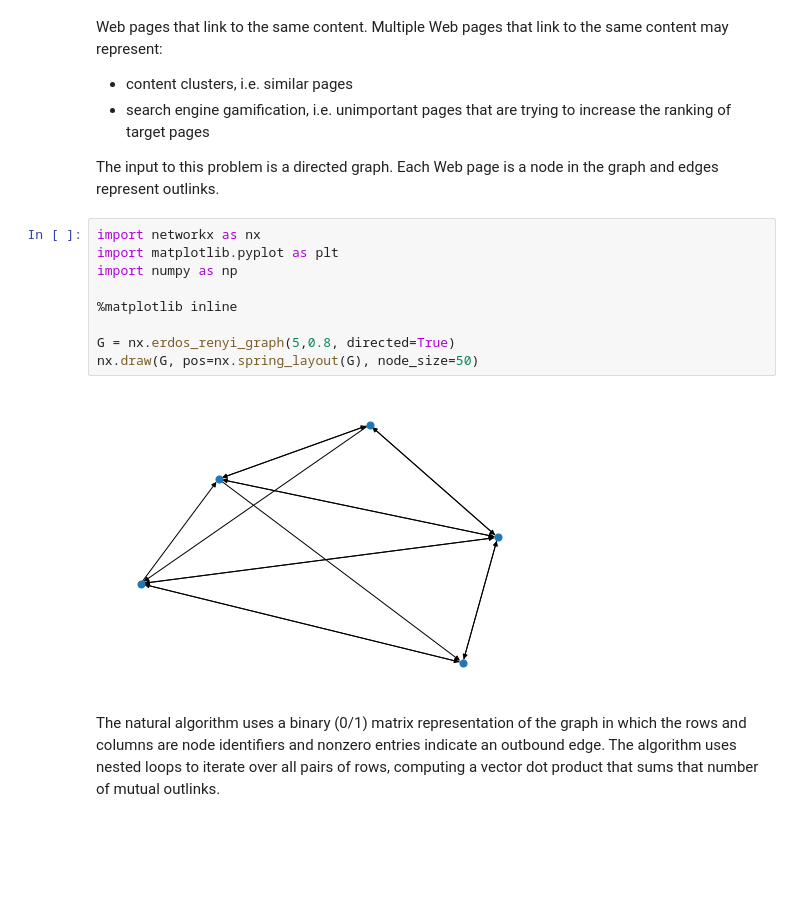
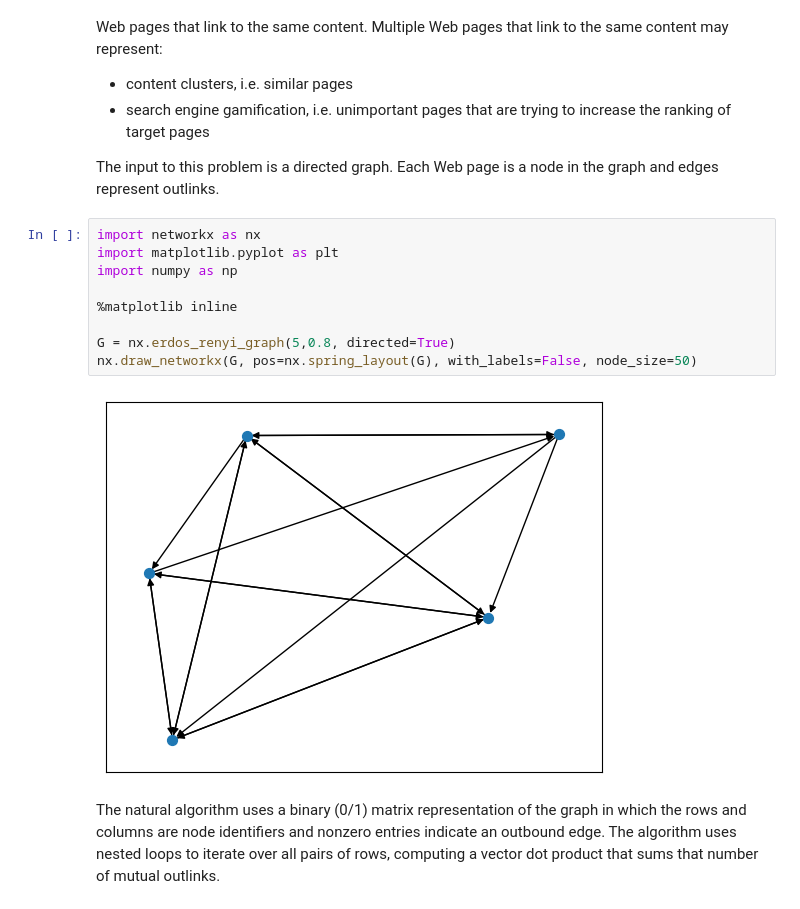
Before and after one commit to randalburns/pplectures2022, a Jupyter notebook: Lec02.FirstParallel.ipynb, the cells around one changed output. Drawn from its saved outputs; the diff is of its cells as text; blank space fills up the shorter version.

Commit message:
Fix networkx draw.

```diff
--- a/Lec02.FirstParallel.ipynb
+++ b/Lec02.FirstParallel.ipynb
@@ -19,14 +19,14 @@ For now, we are going to look at a simpler (but, typical and important) problem.
 # %%
 import networkx as nx
 import matplotlib.pyplot as plt
 import numpy as np
 
 %matplotlib inline
 
 G = nx.erdos_renyi_graph(5,0.8, directed=True)
-nx.draw(G, pos=nx.spring_layout(G), node_size=50)
+nx.draw_networkx(G, pos=nx.spring_layout(G), with_labels=False, node_size=50)
 # %% [output]
-[figure, old version]
+[figure, new version]
 # %% [markdown]
 The natural algorithm uses a binary (0/1) matrix representation of the graph in which the rows and columns are node identifiers and nonzero entries indicate an outbound edge. The algorithm uses nested loops to iterate over all pairs of rows, computing a vector dot product that sums that number of mutual outlinks.
 # %%
```
Also changed, not shown: parts of 3 cells of this notebook, 1 other file.
